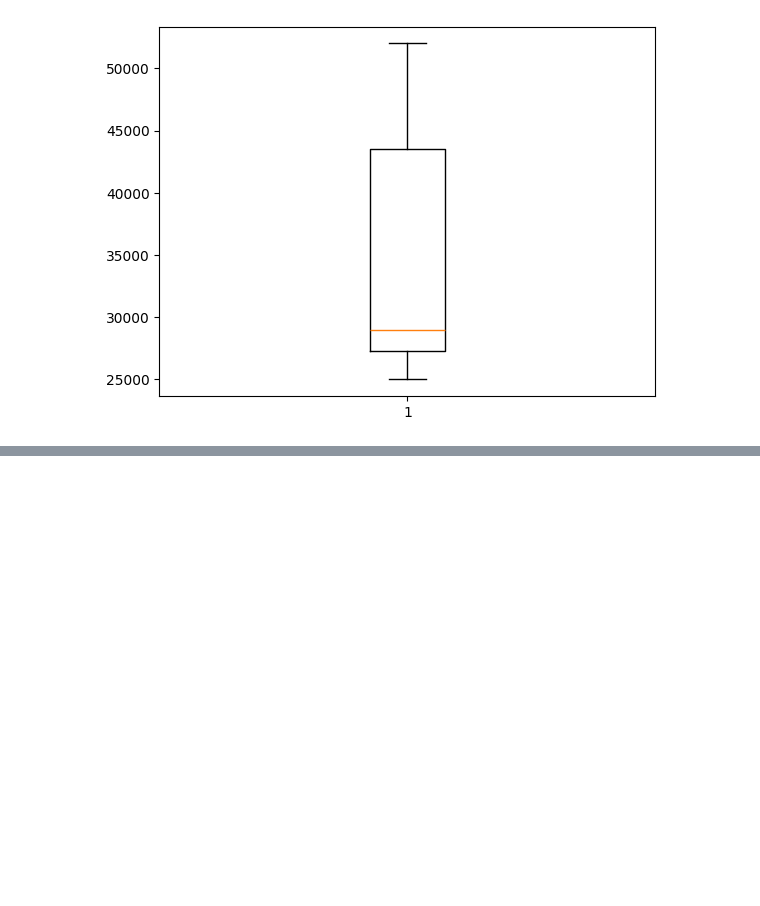
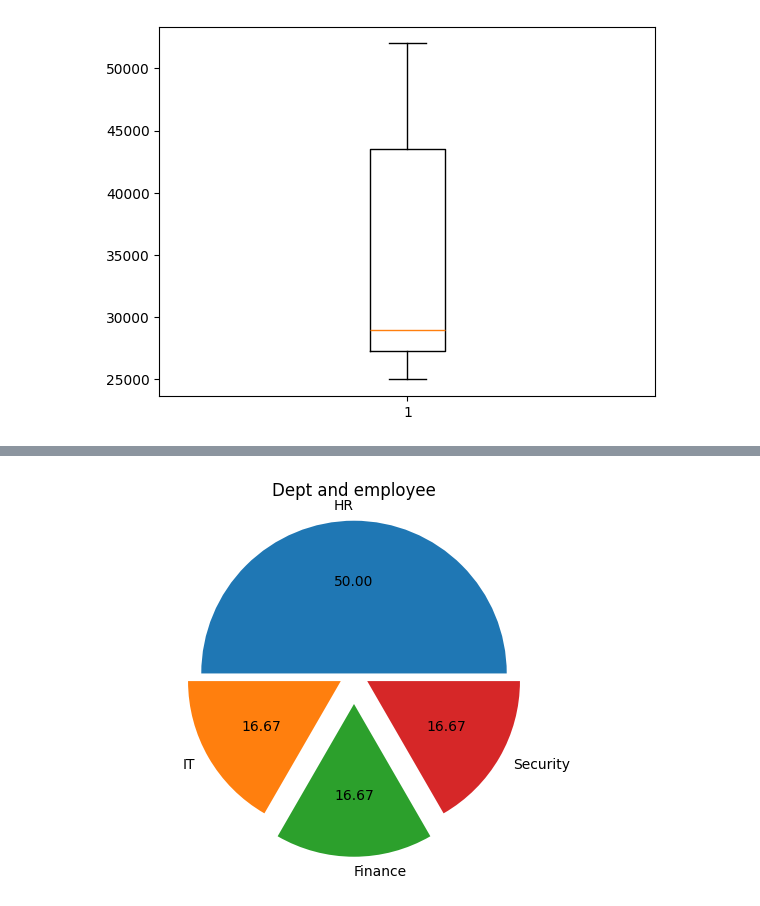
Before and after one commit to thisisouvik/ML-Concepts, a Jupyter notebook: MatplotLib/plt.ipynb, the cells around one changed output, grey strips where cells are left out. Saved outputs shown, nothing was run; the diff lists cells and outputs as text; code cells hidden in the pictures; blank space fills up the shorter version.

Commit message:
learn : diff plot style

```diff
--- a/MatplotLib/plt.ipynb
+++ b/MatplotLib/plt.ipynb
@@ -42,3 +42,6 @@ plt.boxplot(df["Salary"])
 plt.show()
 # %% [output]
 [figure]
+# %%
+df["dept"] = ['HR', 'IT', 'Finance', 'HR', 'Security','HR']
+df.head()
@@ -44,0 +55,10 @@ plt.show()
+# %%
+#Pie Chart
+
+count=df["dept"].value_counts()
+plt.pie(count, labels= count.index, autopct="%1.2f", explode= [0, 0.1, 0.2, 0.1])
+plt.axis('equal')
+plt.title("Dept and employee")
+plt.show()
+# %% [output]
+[figure, added]
```
Also changed, not shown: parts of 2 cells of this notebook.
